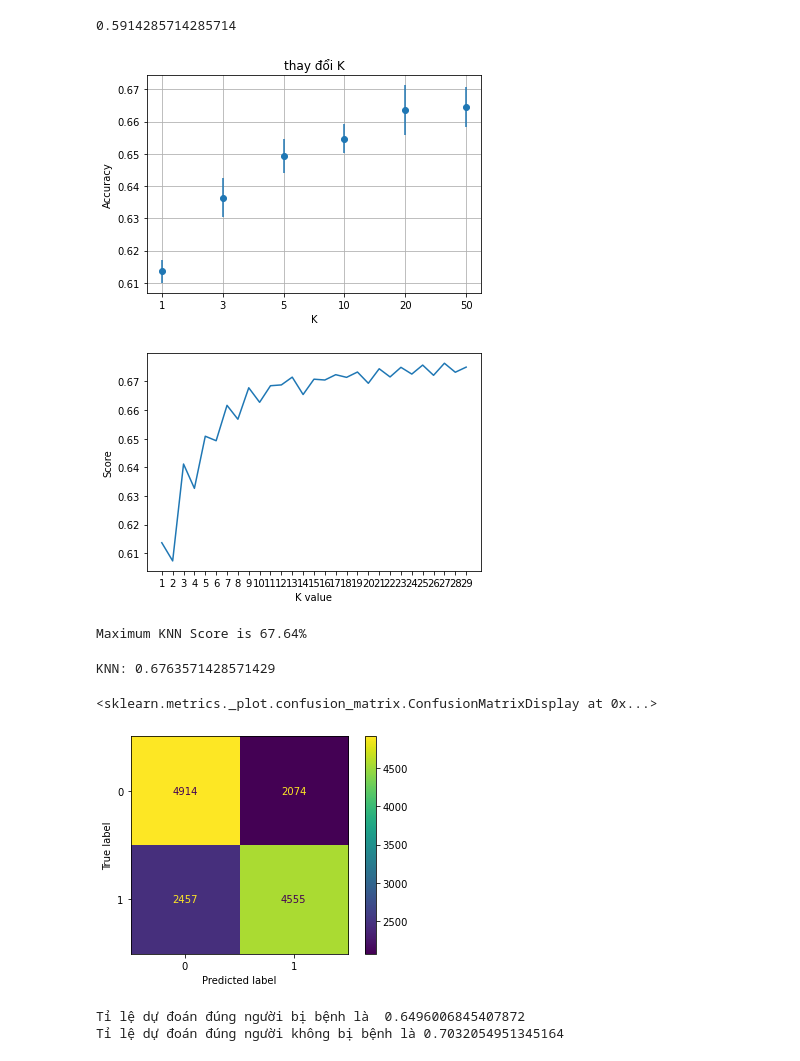
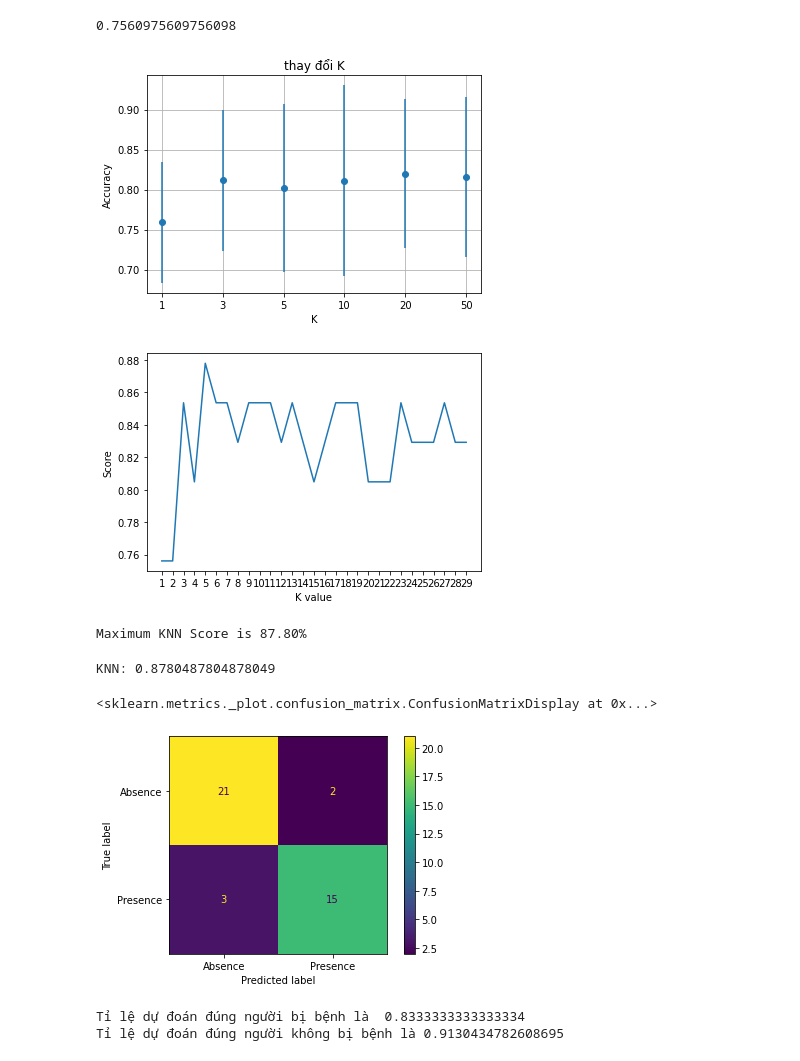
Before and after one commit to ddotu2612/BTL_MachineLearning, a Jupyter notebook: KNN_TuCode.ipynb, the cells around one changed output. Saved outputs shown, nothing was run; the diff lists cells and outputs as text; code cells hidden in the pictures.

```diff
--- a/KNN_TuCode.ipynb
+++ b/KNN_TuCode.ipynb
@@ -13,14 +13,12 @@ from sklearn.neighbors import KNeighborsClassifier
 # %%
 import pickle
 
-with open('preprocessing/cardio/X_most_frequent.pkl', 'rb') as f:
+with open('preprocessing/heart/X.pkl', 'rb') as f:
     X = pickle.load(f)
-    X = np.array(X)
-with open('preprocessing/cardio/y.pkl', 'rb') as f:
+with open('preprocessing/heart/y.pkl', 'rb') as f:
     y = pickle.load(f)
-    y = np.array(y)
 
 print('So luong du lieu: ', len(X))
 print('So luong nhan: ', len(y))
-len(X)
+X[0:5]
 # %% [output]
@@ -30,2 +34,2 @@ So luong nhan:  70000
 # %%
-X_train, X_test, y_train, y_test = train_test_split(X, y, test_size=0.2, random_state=42)
+X_train, X_test, y_train, y_test = train_test_split(X, y, test_size=0.15, stratify=y, random_state=10)
@@ -83,13 +120,13 @@ error = []
 for k in tqdm([1, 3, 5, 10, 20, 50]):
     # Load model
     model = KNN(top_k = k)
-    model.fit(X_train, y_train)
+    model.fit(np.array(X_train), np.array(y_train))
 
     # Sample predict model
-    y_pred = model.predict_batch(X_test)
+    y_pred = model.predict_batch(np.array(X_test))
 
     # Caculate accuracy score
-    acc = accuracy_score(y_pred, y_test)
+    acc = accuracy_score(y_pred, np.array(y_test))
 
     X.append(str(k))
     Y.append(acc)
@@ -104,7 +141,18 @@ plt.show()
-# %%
-acc
-# %% [output]
-0.5914285714285714
+# %%
+# Test mô hình với K=3, cho độ chính xác cao nhất
+model = KNN(top_k = 1)
+
+model.fit(np.array(X_train), np.array(y_train))
+
+# Sample predict model
+y_pred = model.predict_batch(np.array(X_test))
+
+# Caculate accuracy score
+acc = accuracy_score(y_pred, np.array(y_test))
+
+acc
+# %% [output]
+0.7560975609756098
 # %%
 title = "thay đổi K"
 xlabel = "K"
@@ -126,7 +174,7 @@ plot(title, xlabel, X, Y, error)
 # plt.savefig('images/KNN_change_K.png', bbox_inches='tight')
 plt.show()
 # %% [output]
-[figure, old version]
+[figure, new version]
 # %%
 # try ro find best k value
 scoreList = []
@@ -144,25 +192,25 @@ plt.show()
 acc = max(scoreList)*100
 print("Maximum KNN Score is {:.2f}%".format(acc))
 # %% [output]
-[figure, old version]
+[figure, new version]
-Maximum KNN Score is 67.64%
+Maximum KNN Score is 87.80%
 # %%
 # Test với bộ tham số tốt nhất
-knn = KNeighborsClassifier(n_neighbors=27)
+knn = KNeighborsClassifier(n_neighbors=5)
 knn.fit(X_train, y_train)
 
 print(f'KNN: {accuracy_score(y_test, knn.predict(X_test))}')
 # Hiển thị confusion matrix
 plot_confusion_matrix(knn, X_test, y_test)
 # %% [output]
-KNN: 0.6763571428571429
+KNN: 0.8780487804878049
 <sklearn.metrics._plot.confusion_matrix.ConfusionMatrixDisplay at 0x...>
-[figure, old version]
+[figure, new version]
 # %%
 from sklearn.metrics import precision_score, recall_score
 recall_s = recall_score(y_test, knn.predict(X_test), average=None)
 print('Tỉ lệ dự đoán đúng người bị bệnh là ', recall_s[1])
 print('Tỉ lệ dự đoán đúng người không bị bệnh là', recall_s[0])
 # %% [output]
-Tỉ lệ dự đoán đúng người bị bệnh là  0.6496006845407872
-Tỉ lệ dự đoán đúng người không bị bệnh là 0.7032054951345164
+Tỉ lệ dự đoán đúng người bị bệnh là  0.8333333333333334
+Tỉ lệ dự đoán đúng người không bị bệnh là 0.9130434782608695
```
Also changed, not shown: parts of 4 cells of this notebook, 20 other files.
